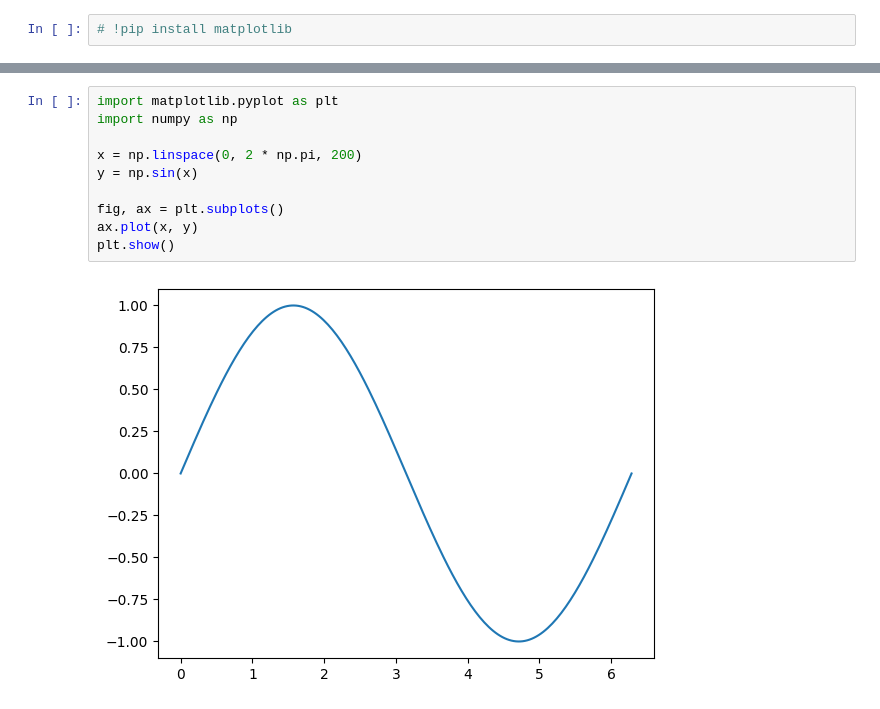
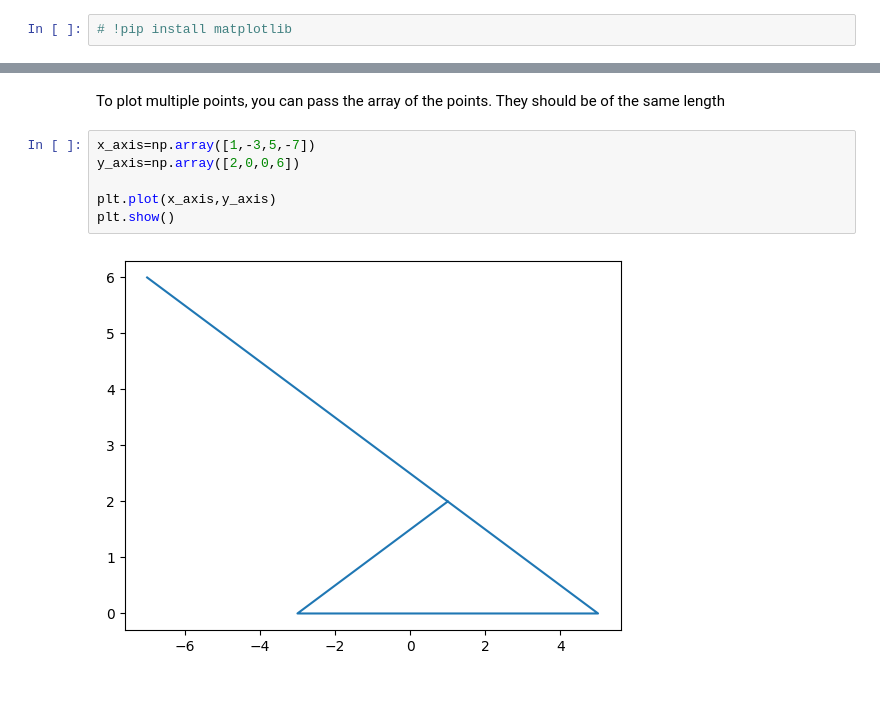
Before and after one commit to kibuba-njihia/mastering-matplotlib, a Jupyter notebook: matplotlib.ipynb, the cells around one changed output, grey strips where cells are left out. Saved outputs shown, nothing was run; the diff lists cells and outputs as text.

```diff
--- a/matplotlib.ipynb
+++ b/matplotlib.ipynb
@@ -13,12 +18,10 @@ plt.show()
-# %%
-import matplotlib.pyplot as plt
-import numpy as np
-
-x = np.linspace(0, 2 * np.pi, 200)
-y = np.sin(x)
-
-fig, ax = plt.subplots()
-ax.plot(x, y)
-plt.show()
-# %% [output]
-[figure, removed]
+# %% [markdown]
+To plot multiple points, you can pass the array of the points. They should be of the same length
+# %%
+x_axis=np.array([1,-3,5,-7])
+y_axis=np.array([2,0,0,6])
+
+plt.plot(x_axis,y_axis)
+plt.show()
+# %% [output]
+[figure, added]
```
Also changed, not shown: parts of 5 cells of this notebook.
